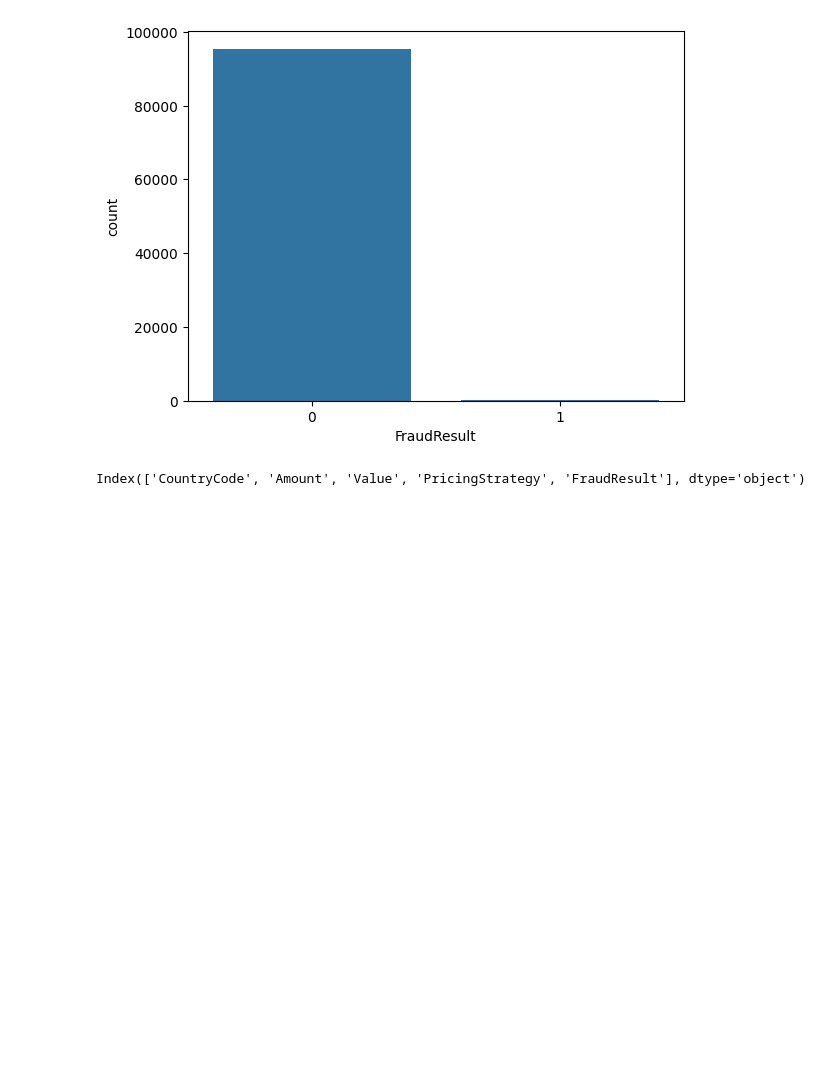
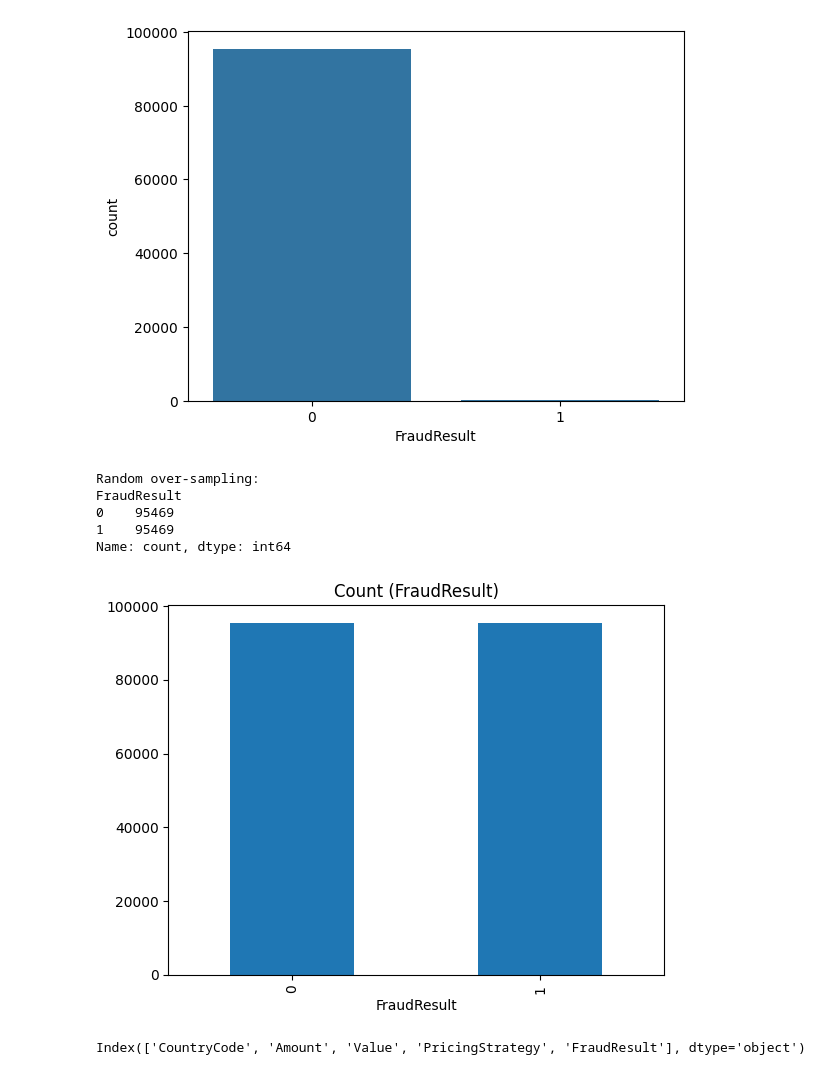
Before and after one commit to tizedabo/Bati-Bank-Credit-Scoring-Model, a Jupyter notebook: notebooks/eda.ipynb, the cells around one changed output. Saved outputs shown, nothing was run; the diff lists cells and outputs as text; code cells hidden in the pictures; blank space fills up the shorter version.

```diff
--- a/notebooks/eda.ipynb
+++ b/notebooks/eda.ipynb
@@ -170,0 +182,15 @@ sns.countplot(x='FraudResult', data=data_df)
+# %%
+train_class_1_over = train_class_1.sample(count_class_0, replace=True)
+train_test_over = pd.concat([train_class_0, train_class_1_over], axis=0)
+
+print('Random over-sampling:')
+print(train_test_over.FraudResult.value_counts())
+
+train_test_over.FraudResult.value_counts().plot(kind='bar', title='Count (FraudResult)');
+# %% [output]
+Random over-sampling:
+FraudResult
+0    95469
+1    95469
+Name: count, dtype: int64
+[figure, added]
```
Also changed, not shown: parts of 6 cells of this notebook.
